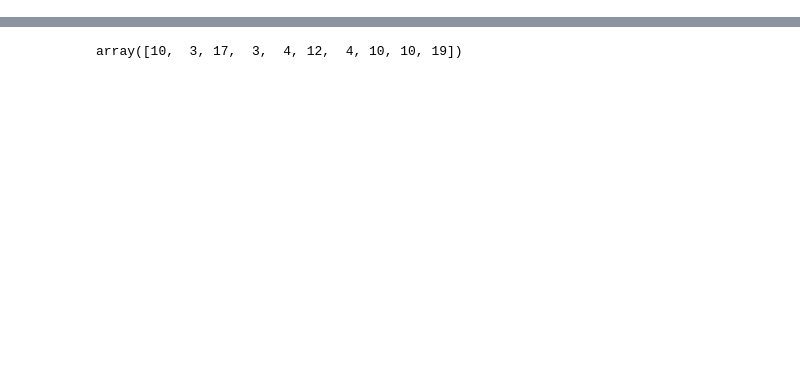
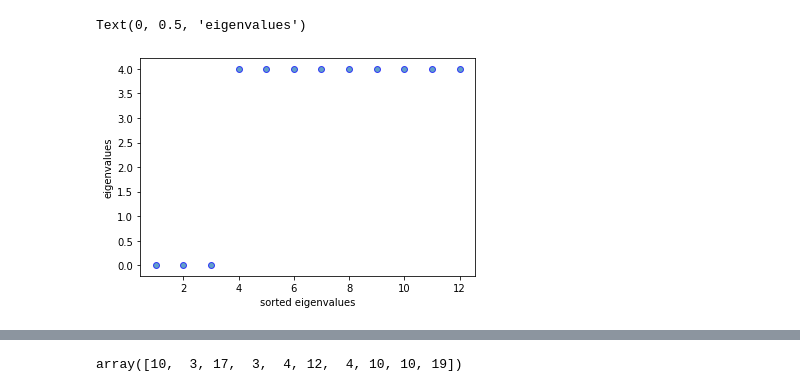
Before and after one commit to nitram-bot/fhnw_lecture, a Jupyter notebook: notebooks/01_Text_Clustering.ipynb, the cells around one changed output, grey strips where cells are left out. Drawn from its saved outputs; the diff is of its cells as text; code cells hidden in the pictures; blank space fills up the shorter version.

```diff
--- a/notebooks/01_Text_Clustering.ipynb
+++ b/notebooks/01_Text_Clustering.ipynb
@@ -0,0 +37,6 @@
+# %%
+from sklearn.metrics import pairwise_distances
+W = pairwise_distances(X, metric="euclidean")
+vectorizer = np.vectorize(lambda x: 1 if x < 5 else 0)
+W = np.vectorize(vectorizer)(W)
+print(W)
@@ -0,0 +58,4 @@
+# %%
+#D = np.diag(np.reshape(W.dot(np.ones((W.shape[1], 1))), (W.shape[1],)))
+D = np.diag(W.sum(axis=1))
+print(D)
@@ -0,0 +75,3 @@
+# %%
+L = D - W
+print(L)
@@ -0,0 +91,13 @@
+# %%
+# eigenvalues and eigenvectors
+eigenvalues, eigenvectors = np.linalg.eig(L)
+
+# sort these based on the eigenvalues
+eigenvectors = eigenvectors[:,np.argsort(eigenvalues)]
+eigenvalues = eigenvalues[np.argsort(eigenvalues)]
+plt.scatter(np.arange(1, W.shape[1]+1), eigenvalues, alpha=0.7, edgecolors='b')
+plt.xlabel('sorted eigenvalues')
+plt.ylabel('eigenvalues')
+# %% [output]
+Text(0, 0.5, 'eigenvalues')
+[figure, added]
```
Also changed, not shown: parts of 26 cells of this notebook, 4 other files.
